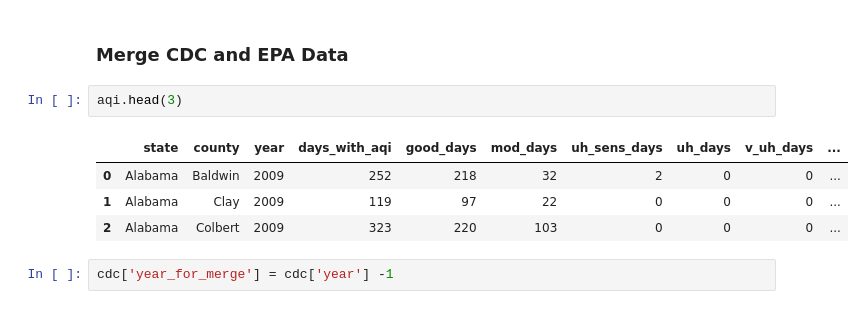
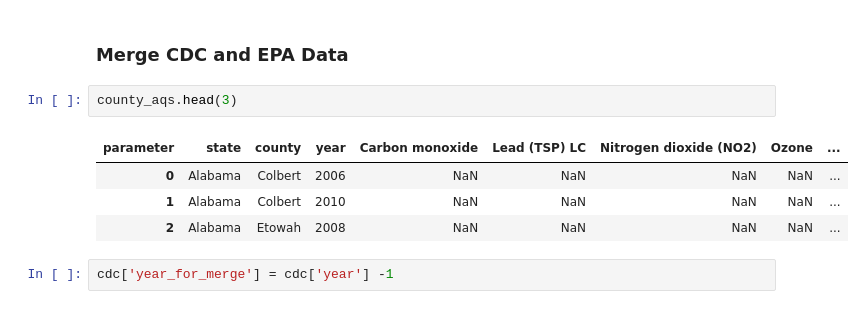
Before and after one commit to wdegraw93/low_birth_weight_vs_aqi_study, a Jupyter notebook: matt.ipynb, the cells around one changed output. Cells and saved outputs as stored; diff of their text form.

```diff
--- a/matt.ipynb
+++ b/matt.ipynb
@@ -605,12 +562,12 @@ Name: high_rate, dtype: float64
 # %% [markdown]
 ### Merge CDC and EPA Data
 # %%
-aqi.head(3)
+county_aqs.head(3)
 # %% [output]
-|  | state | county | year | days_with_aqi | good_days | mod_days | uh_sens_days | uh_days | v_uh_days | ... |
-| 0 | Alabama | Baldwin | 2009 | 252 | 218 | 32 | 2 | 0 | 0 | ... |
-| 1 | Alabama | Clay | 2009 | 119 | 97 | 22 | 0 | 0 | 0 | ... |
-| 2 | Alabama | Colbert | 2009 | 323 | 220 | 103 | 0 | 0 | 0 | ... |
+| parameter | state | county | year | Carbon monoxide | Lead (TSP) LC | Nitrogen dioxide (NO2) | Ozone | ... |
+| 0 | Alabama | Colbert | 2006 | NaN | NaN | NaN | NaN | ... |
+| 1 | Alabama | Colbert | 2010 | NaN | NaN | NaN | NaN | ... |
+| 2 | Alabama | Etowah | 2008 | NaN | NaN | NaN | NaN | ... |
 # %%
 cdc['year_for_merge'] = cdc['year'] -1
 # %%
```
Also changed, not shown: parts of 77 cells of this notebook, 23 other files.
